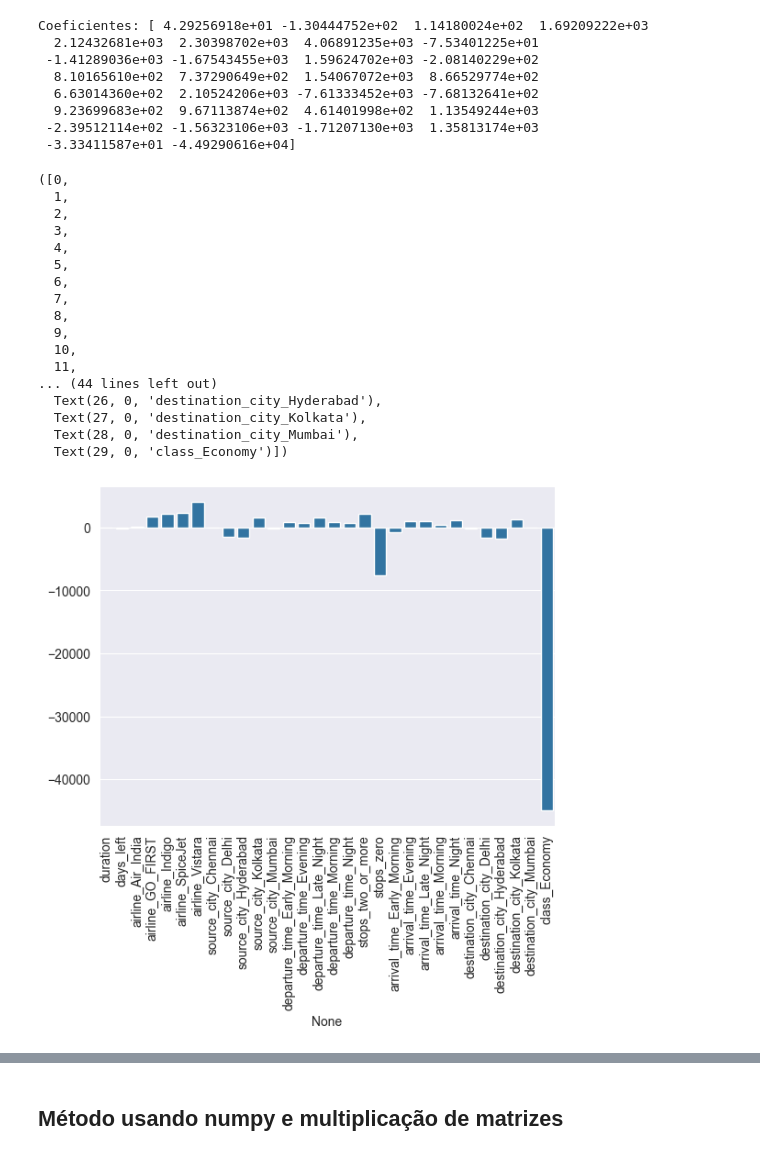
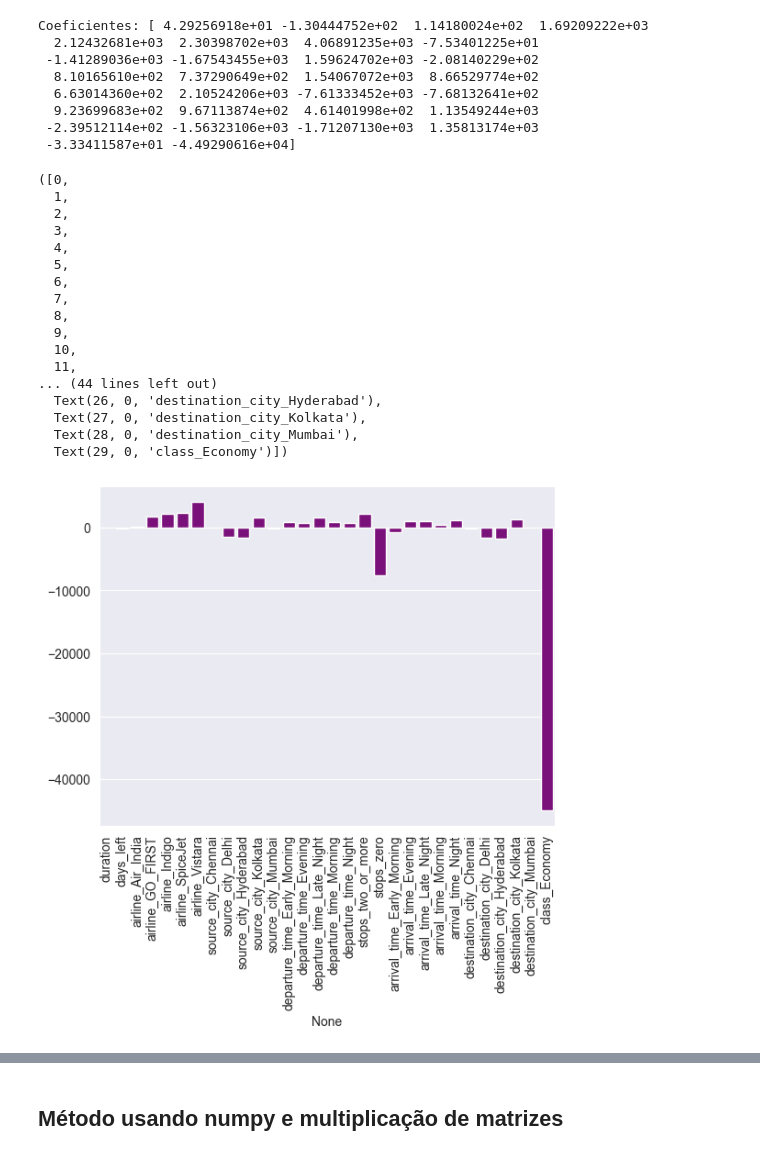
Before and after one commit to PAULA-123/LinearRegression, a Jupyter notebook: Avião_previsão.ipynb, the cells around one changed output, grey strips where cells are left out. Drawn from its saved outputs; the diff is of its cells as text; code cells hidden in the pictures.

```diff
--- a/Avião_previsão.ipynb
+++ b/Avião_previsão.ipynb
@@ -624,27 +624,27 @@ Coeficientes: [ 4.29256918e+01 -1.30444752e+02  1.14180024e+02  1.69209222e+03
  -2.39512114e+02 -1.56323106e+03 -1.71207130e+03  1.35813174e+03
  -3.33411587e+01 -4.49290616e+04]
 # %%
-sns.barplot(x = x_test.columns, y=coeficientes)
+sns.barplot(x = x_test.columns, y=coeficientes, color = "darkmagenta")
 plt.xticks(rotation=90)
 # %% [output]
 ([0,
   1,
   2,
   3,
   4,
   5,
   6,
   7,
   8,
   9,
   10,
   11,
 ... (44 lines left out)
   Text(26, 0, 'destination_city_Hyderabad'),
   Text(27, 0, 'destination_city_Kolkata'),
   Text(28, 0, 'destination_city_Mumbai'),
   Text(29, 0, 'class_Economy')])
-[figure, old version]
+[figure, new version]
 # %%
 intercepto = modelo.intercept_
 print("Intercepto:", intercepto)
```
Also changed, not shown: parts of 3 cells of this notebook.
